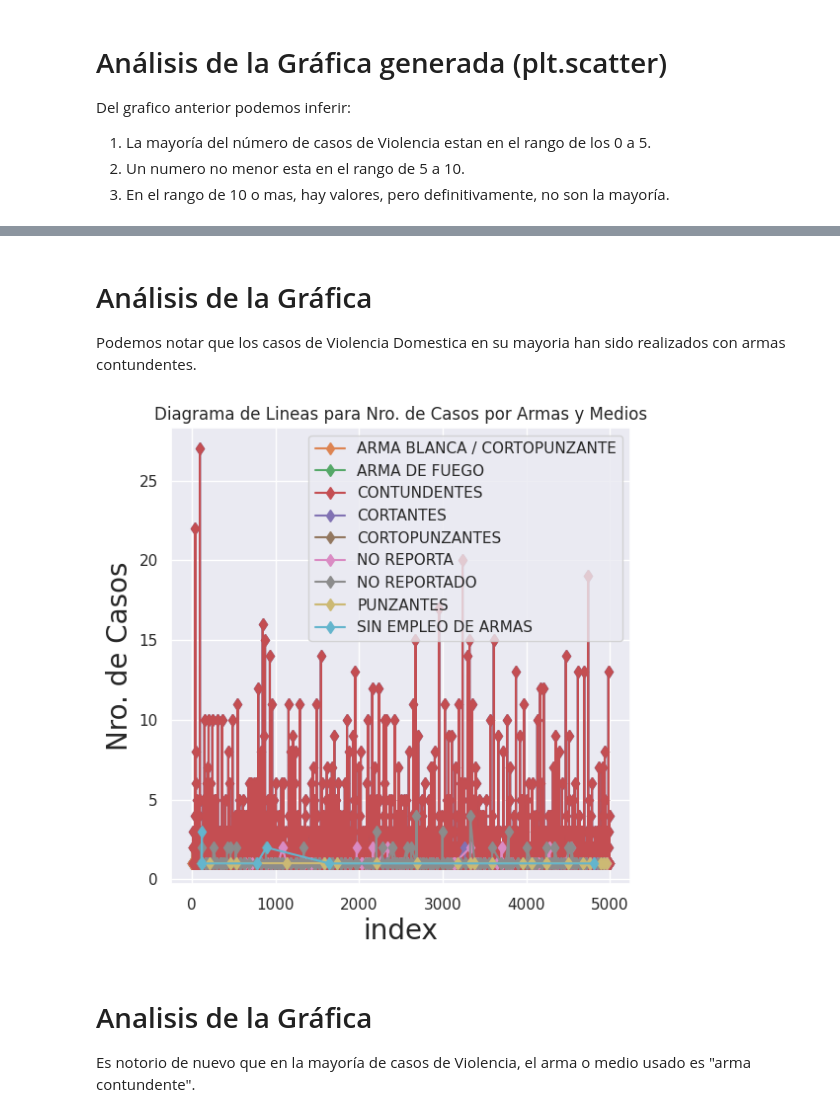
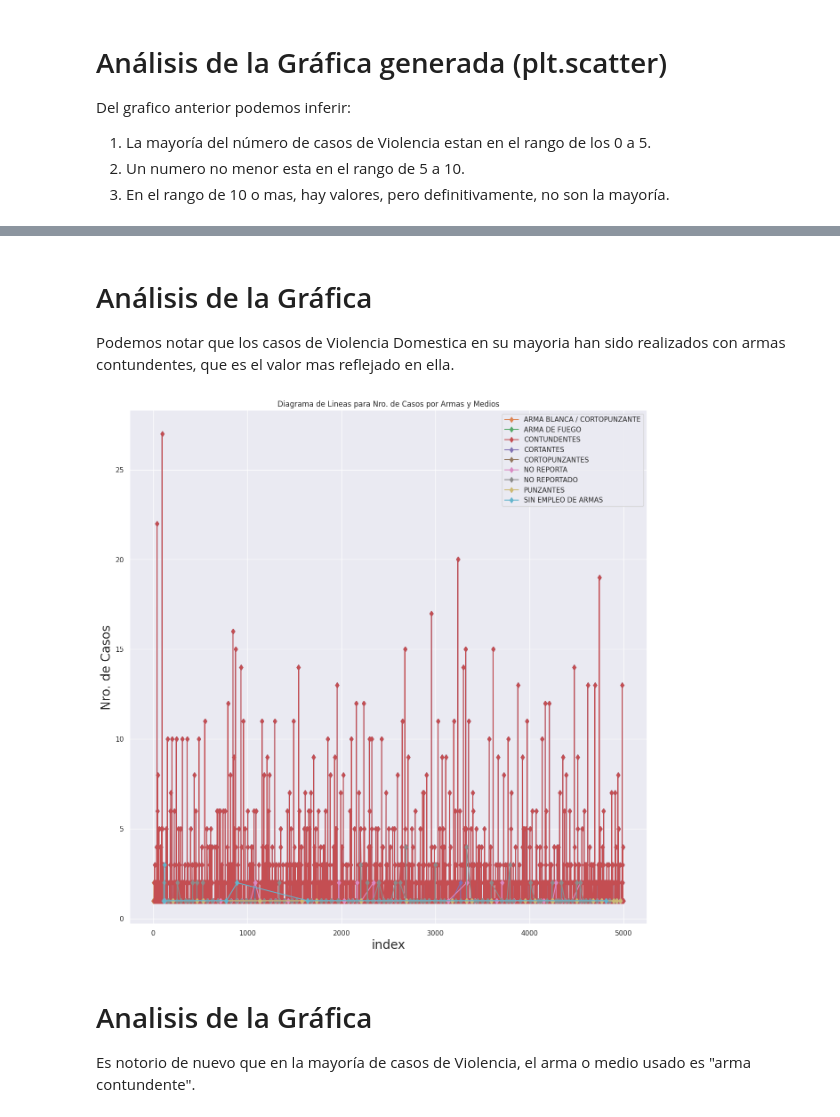
Before and after one commit to octagm/ia_2024, a Jupyter notebook: Analisis_Univariado_OGM.ipynb, the cells around one changed output, grey strips where cells are left out. Cells and saved outputs as stored; diff of their text form; code cells hidden in the pictures.

```diff
--- a/Analisis_Univariado_OGM.ipynb
+++ b/Analisis_Univariado_OGM.ipynb
@@ -179,19 +180,19 @@ plt.show()
 # %% [markdown]
 # Análisis de la Gráfica
-Podemos notar que los casos de Violencia Domestica en su mayoria han sido realizados con armas contundentes.
+Podemos notar que los casos de Violencia Domestica en su mayoria han sido realizados con armas contundentes, que es el valor mas reflejado en ella.
 # %%
 # Realicemos un Diagrama de Lineas del Numero de casos agrupado por Armas o Medios usados en ellos.
-plt.figure(figsize=(6,6))
+plt.figure(figsize=(15,15))
 plt.title('Diagrama de Lineas para Nro. de Casos por Armas y Medios')
 plt.xlabel('index',fontsize=20)
 plt.ylabel('Nro. de Casos',fontsize=20)
 plt.plot(df.index,df['CANTIDAD'],markevery=1,marker='d')
 for name, group in df.groupby('ARMAS MEDIOS'):
     plt.plot(group.index, group['CANTIDAD'], label=name,markevery=1,marker='d')
 plt.legend()
 plt.show()
 # %% [output]
-[figure, old version]
+[figure, new version]
 # %% [markdown]
 # Analisis de la Gráfica
 Es notorio de nuevo que en la mayoría de  casos de Violencia, el arma o medio usado es "arma contundente".
```
Also changed, not shown: parts of 3 cells of this notebook.
